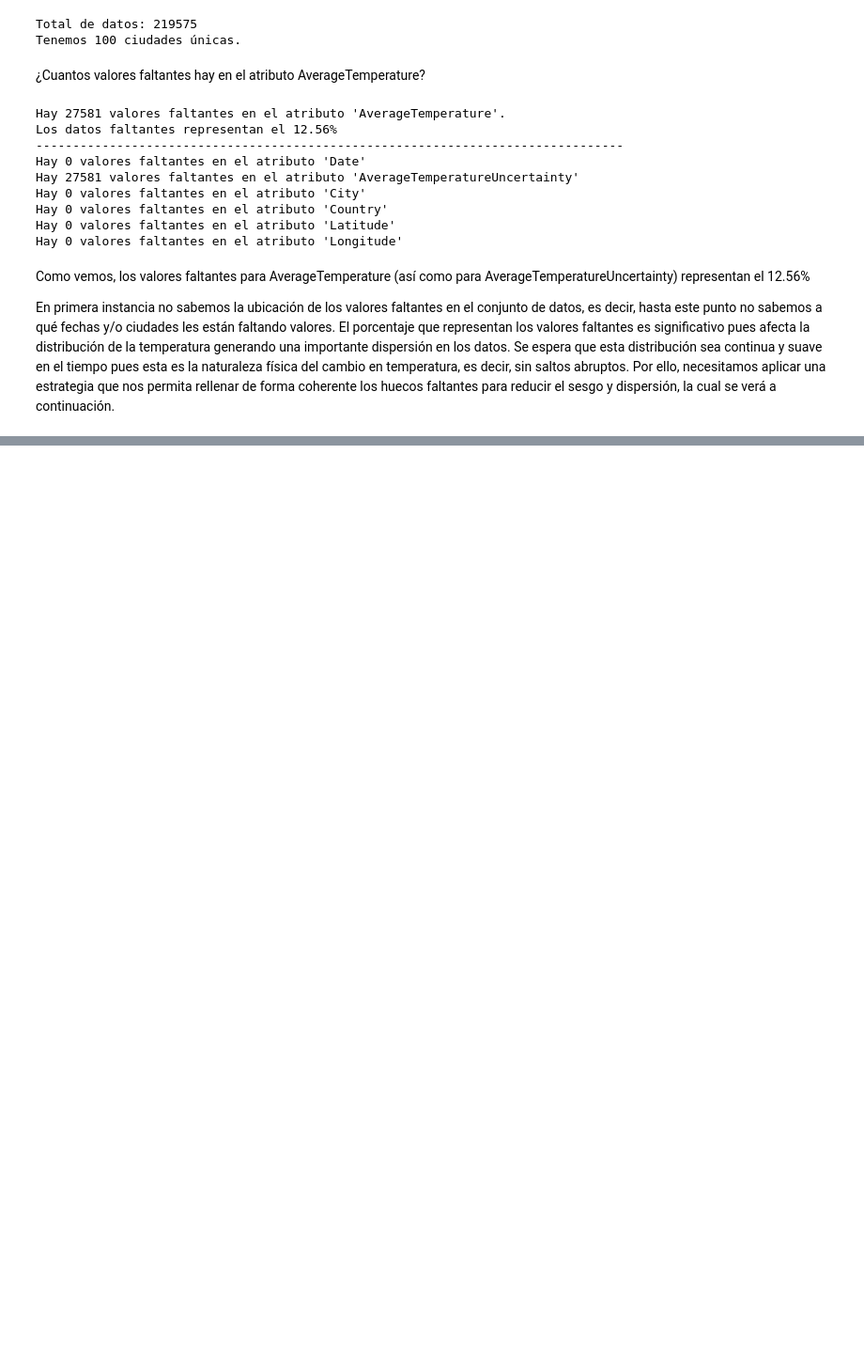
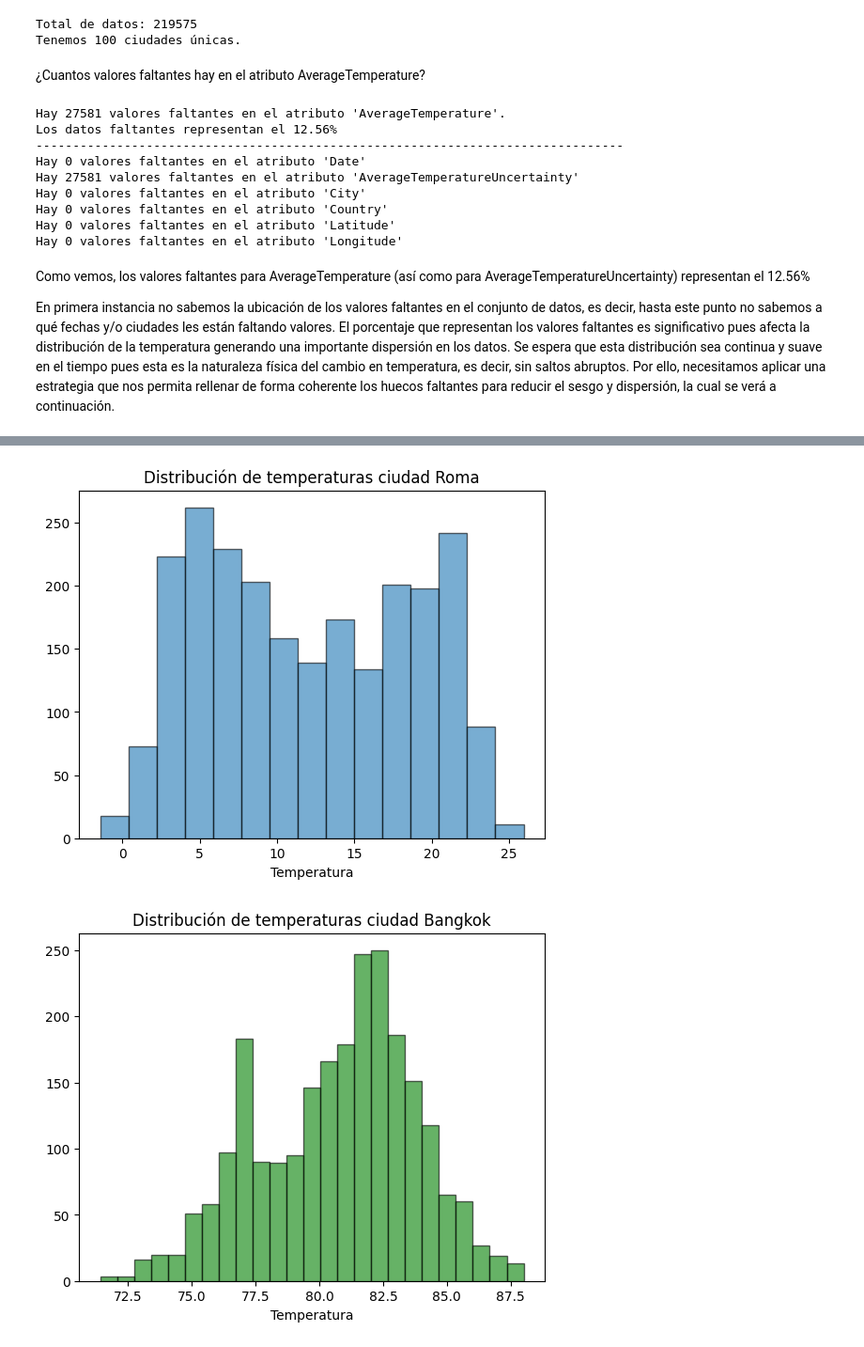
Before and after one commit to RodrigoRiveraRico/data_science_FCiencias, a Jupyter notebook: Clase_3/Clase_3.ipynb, the cells around one changed output, grey strips where cells are left out. Shown at 94% size. Saved outputs shown, nothing was run; the diff lists cells and outputs as text; code cells hidden in the pictures; blank space fills up the shorter version.

```diff
--- a/Clase_3/Clase_3.ipynb
+++ b/Clase_3/Clase_3.ipynb
@@ -70,6 +75,3 @@ Hay 0 valores faltantes en el atributo 'Longitude'
 Como vemos, los valores faltantes para AverageTemperature (así como para AverageTemperatureUncertainty) representan el 12.56%
 
 En primera instancia no sabemos la ubicación de los valores faltantes en el conjunto de datos, es decir, hasta este punto no sabemos a qué fechas y/o ciudades les están faltando valores. El porcentaje que representan los valores faltantes es significativo pues afecta la distribución de la temperatura generando una importante dispersión en los datos. Se espera que esta distribución sea continua y suave en el tiempo pues esta es la naturaleza física del cambio en temperatura, es decir, sin saltos abruptos. Por ello, necesitamos aplicar una estrategia que nos permita rellenar de forma coherente los huecos faltantes para reducir el sesgo y dispersión, la cual se verá a continuación.
-# %%
-def llenar_faltantes(ar):
-    ...
@@ -100 +154,3 @@ print(d)
+# %%
+AverageTemperature_full = llenar_faltantes(conjunto[1])
 # %%
@@ -176,0 +256,38 @@ NameError: name 'k' is not defined
+# %%
+''' Bangkok '''
+bangkok_idx = np.where(np.array(conjunto[3])=='Bangkok')[0]
+bangkok_temp = np.array(AverageTemperature_full)[bangkok_idx]
+
+
+''' General '''
+# plt.figure(figsize=(5,5))
+# plt.hist(np.array(AverageTemperature_full)[np.where(np.array(conjunto[3])=='Rome')[0]], bins='auto')
+# plt.xticks(rotation=90)
+# plt.show()
+
+color = ('Black', 0.6)
+plt.hist(rome_temp, bins='auto', edgecolor=color[0], alpha=color[1])
+plt.title('Distribución de temperaturas ciudad Roma')
+plt.xlabel('Temperatura')
+plt.show()
+
+plt.hist(bangkok_temp, bins='auto', color='green', edgecolor=color[0], alpha=color[1])
+plt.title('Distribución de temperaturas ciudad Bangkok')
+plt.xlabel('Temperatura')
+plt.show()
+
+
+# fig, ax = plt.subplots(2,1,figsize=(10,6))
+# color = ('Black', 0.6)
+# ax[0].hist(rome_temp, bins='auto', edgecolor=color[0], alpha=color[1])
+# ax[0].set_title('Distribución de temperaturas ciudad Roma')
+# ax[0].set_xlabel('Temperatura')
+# ax[1].hist(bangkok_temp, bins='auto', color='green', edgecolor=color[0], alpha=color[1])
+# ax[1].set_title('Distribución de temperaturas ciudad Bangkok')
+# ax[1].set_xlabel('Temperatura')
+
+# plt.tight_layout(h_pad=5)
+# plt.show()
+# %% [output]
+[figure, added]
+[figure, added]
```
Also changed, not shown: parts of 21 cells of this notebook.
